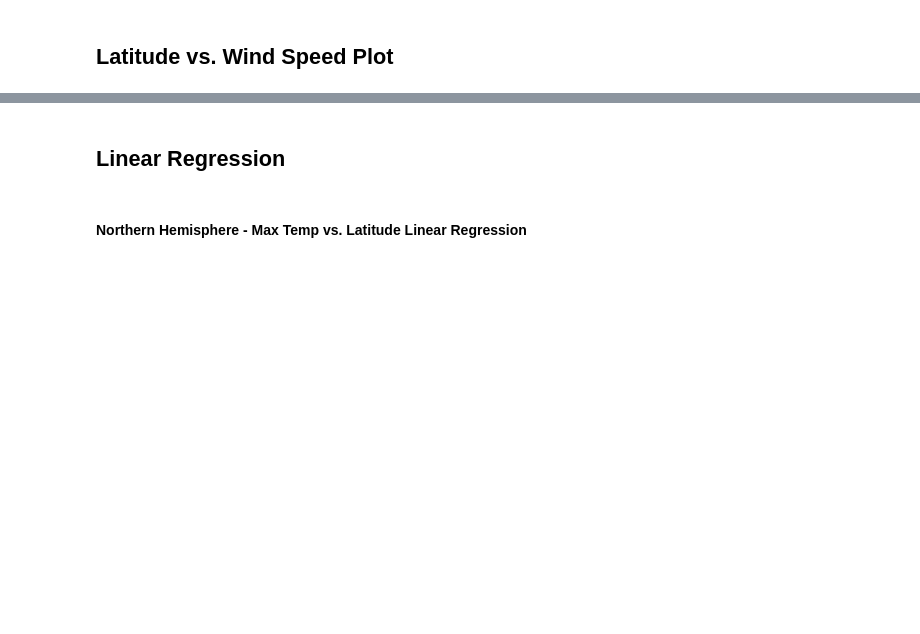
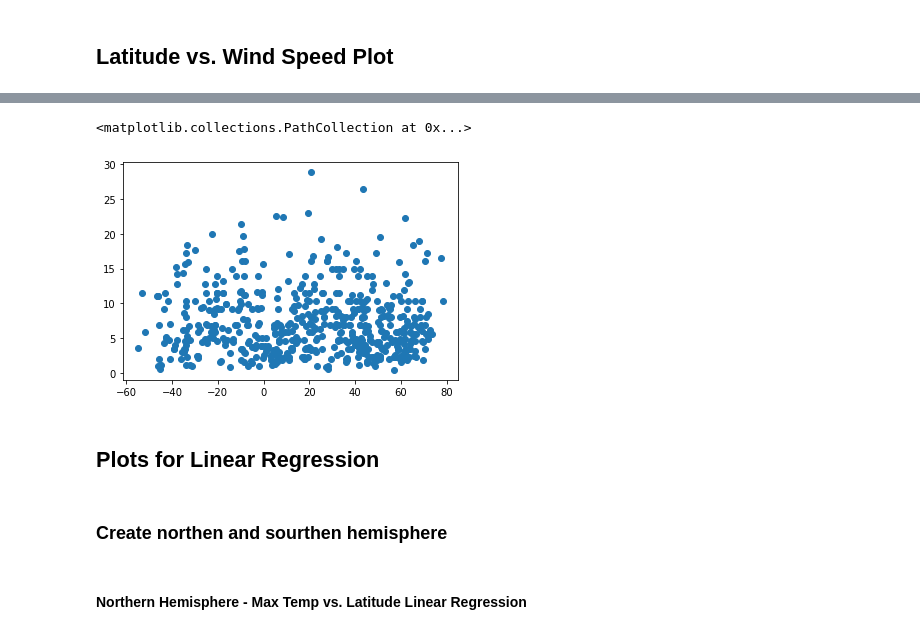
Before and after one commit to SakiSugio/python-api-challenge, a Jupyter notebook: starter_code/WeatherPy.ipynb, the cells around one changed output, grey strips where cells are left out. Cells and saved outputs as stored; diff of their text form; code cells hidden in the pictures; blank space fills up the shorter version.

```diff
--- a/starter_code/WeatherPy.ipynb
+++ b/starter_code/WeatherPy.ipynb
@@ -213,2 +210,9 @@ Int64Index([], dtype='int64')
+# %%
+plt.scatter(weather_df["lat"],weather_df["wind_speed"])
+# %% [output]
+<matplotlib.collections.PathCollection at 0x...>
+[figure, added]
 # %% [markdown]
-## Linear Regression
+## Plots for Linear Regression
+# %% [markdown]
+### Create northen and sourthen hemisphere
```
Also changed, not shown: parts of 26 cells of this notebook.
